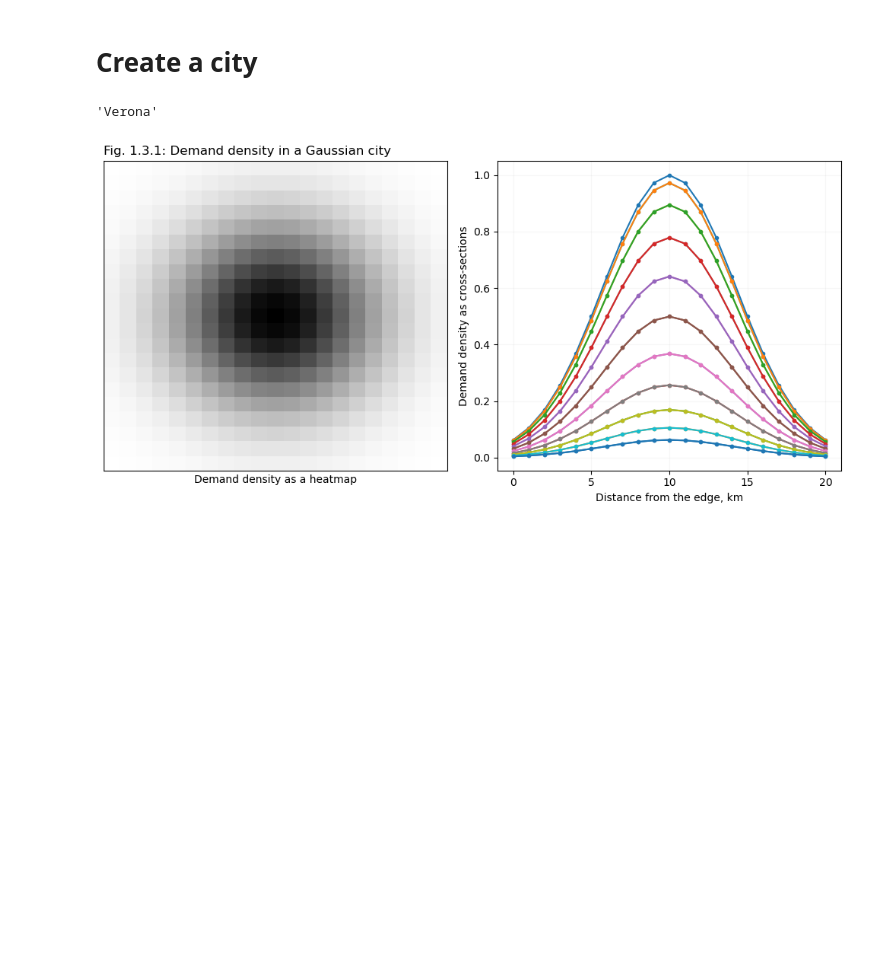
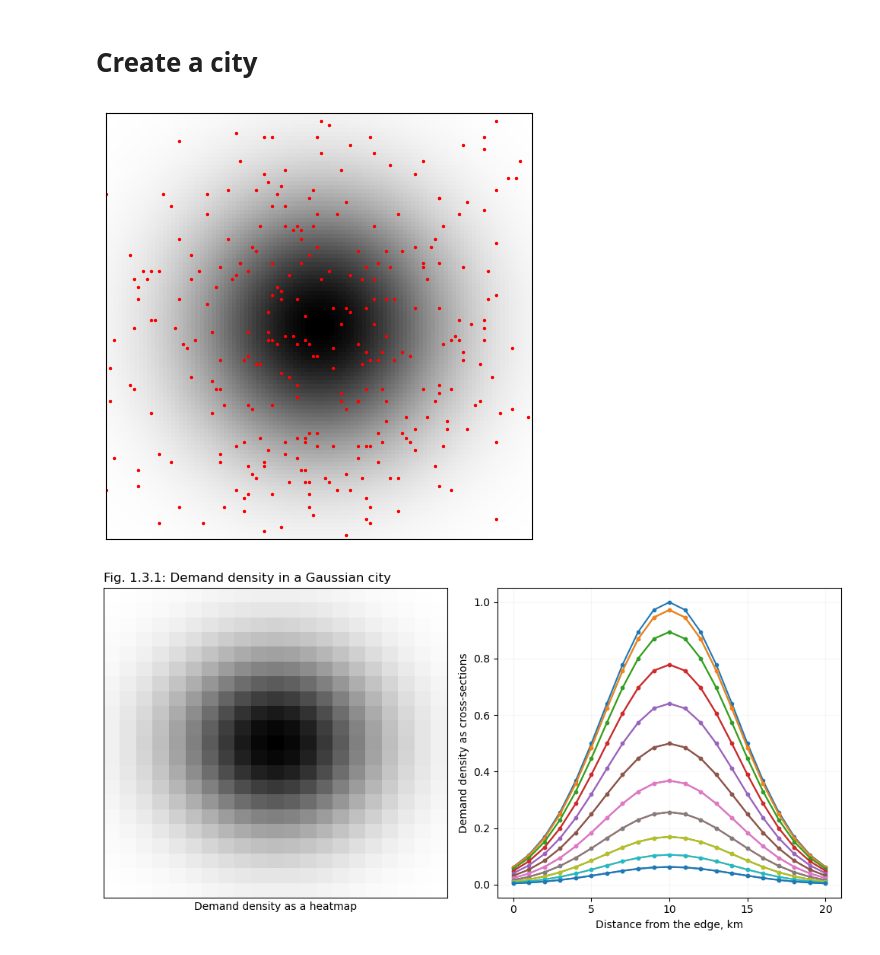
Before and after one commit to khakhalin/carsharing101, a Jupyter notebook: scripts/01natural_03city.ipynb, the cells around one changed output. Saved outputs shown, nothing was run; the diff lists cells and outputs as text; code cells hidden in the pictures; blank space fills up the shorter version.

```diff
--- a/scripts/01natural_03city.ipynb
+++ b/scripts/01natural_03city.ipynb
@@ -8,17 +8,20 @@ import matplotlib.pyplot as plt
 # Create a city
 # %%
 config = {
-    "city_width":21, # km
-    "n_cores":1, # km
-    "density_sigma":6, # Gaussian sigma
+    "city_width": 21, # km
+    "n_cores": 1, # km
+    "density_sigma": 6, # Gaussian sigma,
+    "n_cars":300
 }
 
 from city_simulator import City
 
 city = City(config)
-city.name
+city.init_cars()
+city.simulate(100)
+city.visualize()
 # %% [output]
-'Verona'
+[figure, added]
 # %%
 # Population density
 
```
Also changed, not shown: 3 other files.
